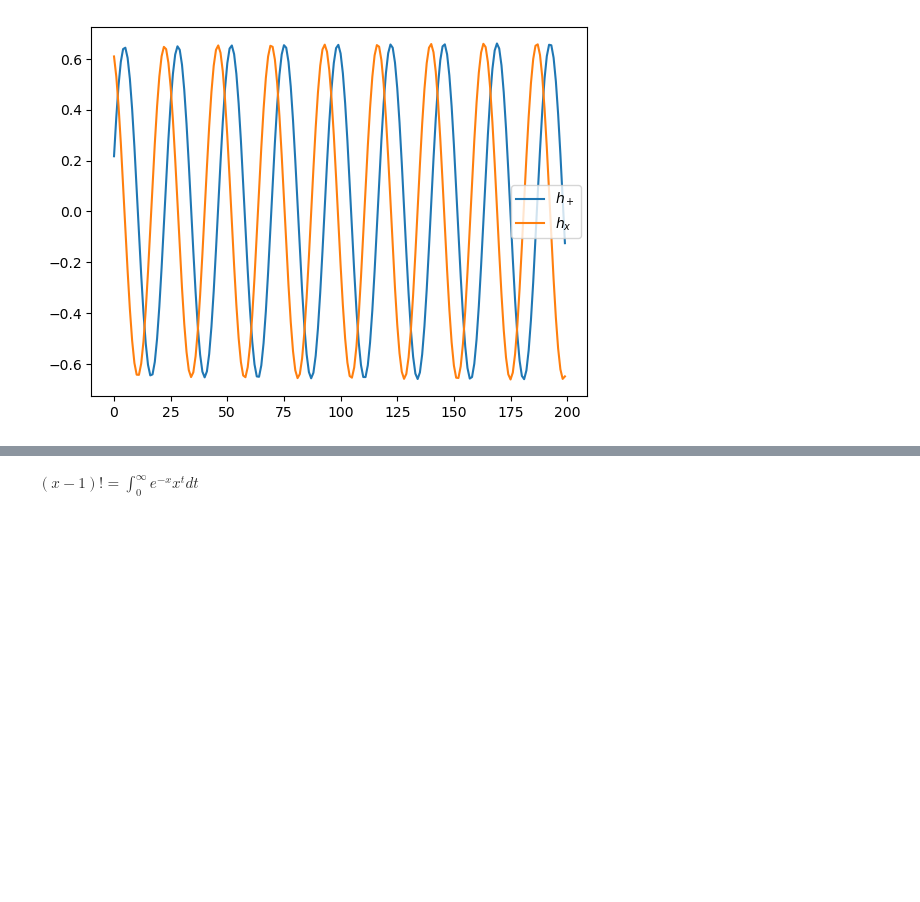
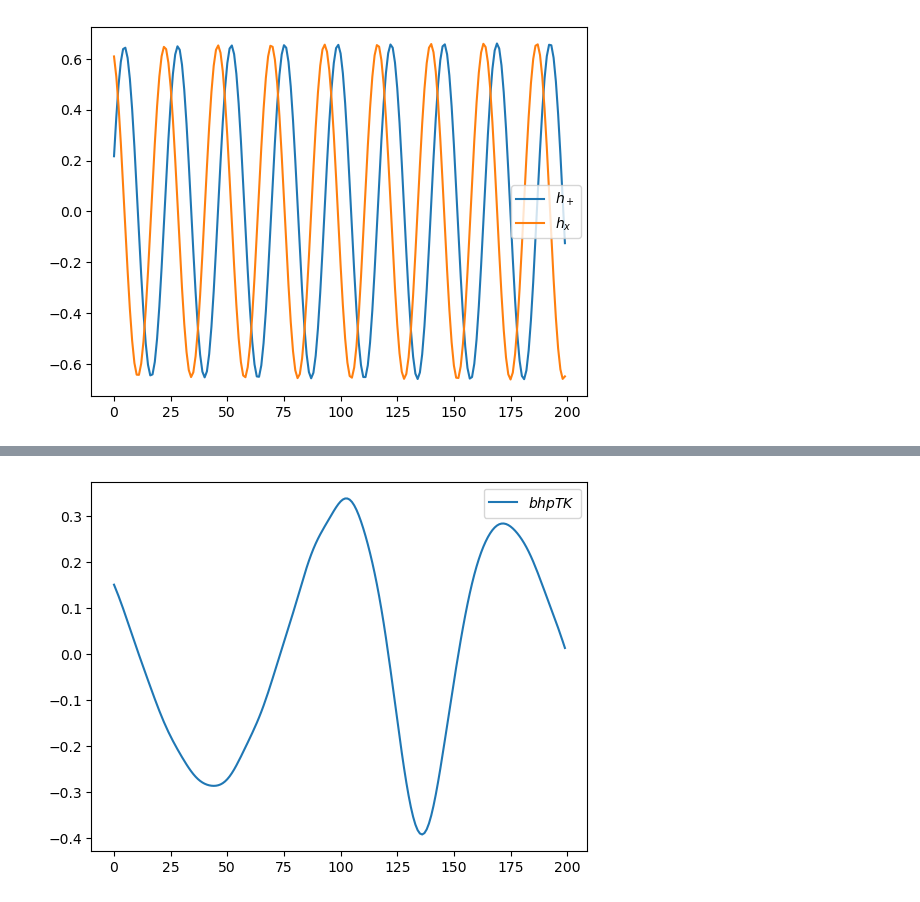
Before and after one commit to smmasruk/M1_Intership, a Jupyter notebook: From_eric/test_notebook1.ipynb, the cells around one changed output, grey strips where cells are left out. Cells and saved outputs as stored; diff of their text form; code cells hidden in the pictures; blank space fills up the shorter version.

```diff
--- a/From_eric/test_notebook1.ipynb
+++ b/From_eric/test_notebook1.ipynb
@@ -195,2 +203,26 @@ plt.show
-# %% [markdown]
-$(x-1)!= \int_0^\infty e^{-x} x^t dt$
+# %%
+
+M = 4e6
+
+mu = 10e-2
+p0 = 6.15
+e0 = 0.0
+theta = np.pi/2  # polar viewing angle
+phi =0# azimuthal viewing angle
+dt = 10
+# 1s=1.651×10e-10M
+wave = few(M, mu, p0, e0, theta, phi, dt=dt, T=200)  #
+t = np.arange(len(wave)) *dt
+
+realdata=np.loadtxt("output.txt")
+
+
+np.size(realdata)
+
+# plt.plot(10**+17*mu*realdata[0:250]/p0,label=r'$sage$')
+plt.plot(wave.real[:200],label=r'$bhpTK$')
+# plt.plot(wave.imag[:2000],label =r'$h_x$')
+plt.legend()
+plt.show()
+# %% [output]
+[figure, added]
```
Also changed, not shown: parts of 6 cells of this notebook, 24 other files.
